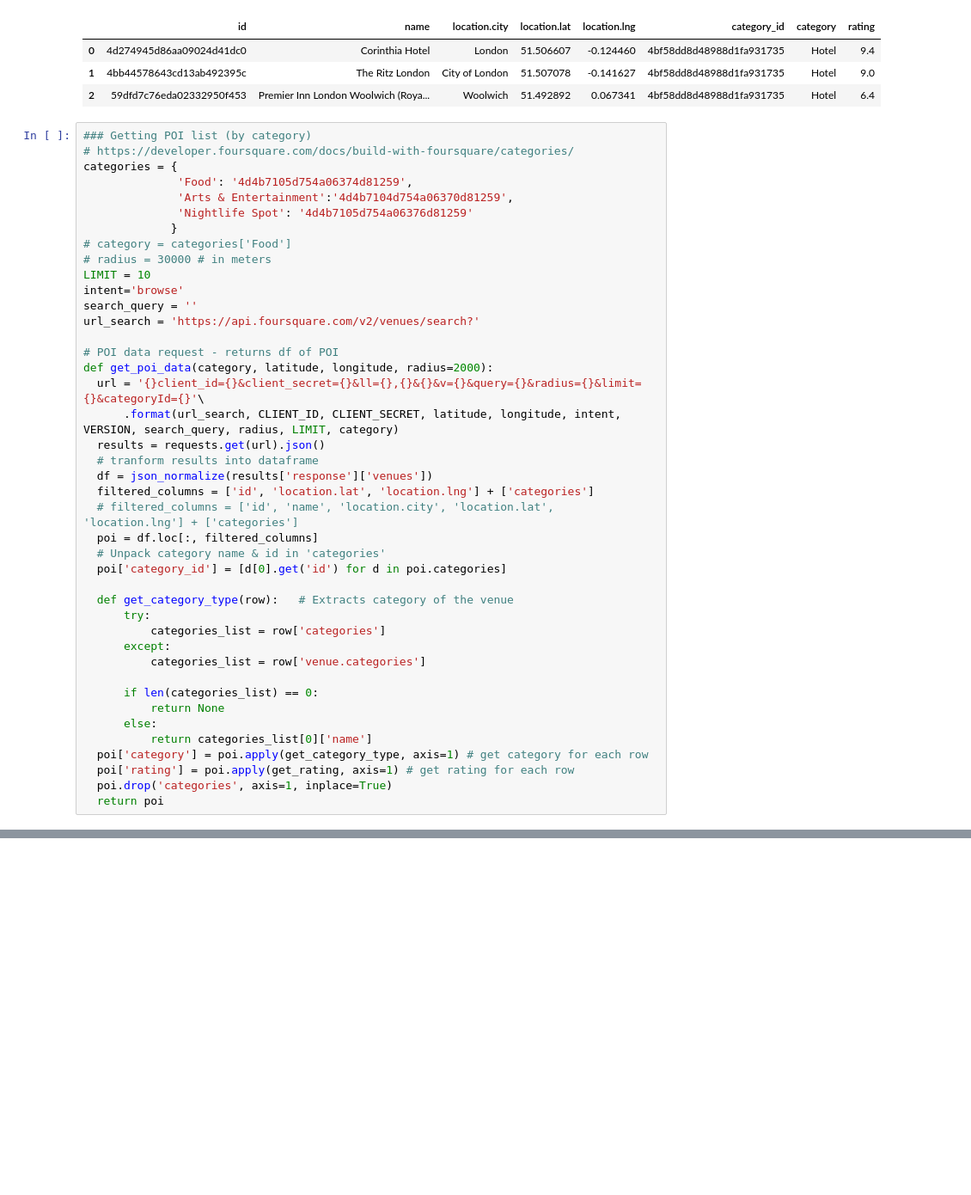
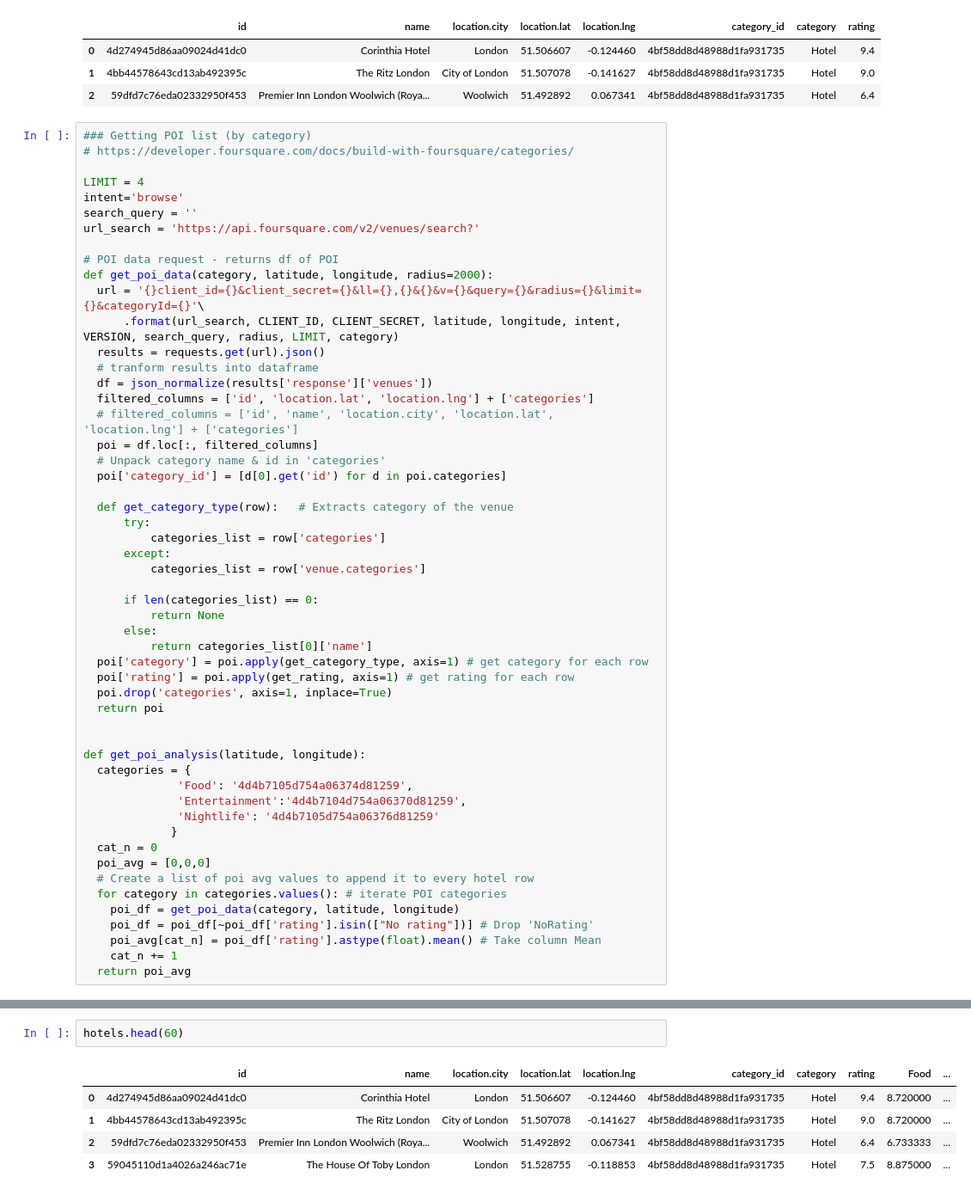
Before and after one commit to Dehyzz/IBM_Capstone, a Jupyter notebook: The_Battle_of_Neighborhoods.ipynb, the cells around one changed output, grey strips where cells are left out. Shown: that part at 86% size. Cells and saved outputs as stored; diff of their text form; blank space fills up the shorter version.

```diff
--- a/The_Battle_of_Neighborhoods.ipynb
+++ b/The_Battle_of_Neighborhoods.ipynb
@@ -245,14 +219,8 @@ dtype: int64
 # %%
 ### Getting POI list (by category)
 # https://developer.foursquare.com/docs/build-with-foursquare/categories/
-categories = {
-              'Food': '4d4b7105d754a06374d81259',
-              'Arts & Entertainment':'4d4b7104d754a06370d81259',
-              'Nightlife Spot': '4d4b7105d754a06376d81259'
-             }
-# category = categories['Food']
-# radius = 30000 # in meters
-LIMIT = 10
+
+LIMIT = 4
 intent='browse'
 search_query = ''
 url_search = 'https://api.foursquare.com/v2/venues/search?'
@@ -284,3 +252,20 @@ def get_poi_data(category, latitude, longitude, radius=2000):
   poi['rating'] = poi.apply(get_rating, axis=1) # get rating for each row
   poi.drop('categories', axis=1, inplace=True)
   return poi
+
+
+def get_poi_analysis(latitude, longitude):
+  categories = {
+              'Food': '4d4b7105d754a06374d81259',
+              'Entertainment':'4d4b7104d754a06370d81259',
+              'Nightlife': '4d4b7105d754a06376d81259'
+             }
+  cat_n = 0
+  poi_avg = [0,0,0]
+  # Create a list of poi avg values to append it to every hotel row
+  for category in categories.values(): # iterate POI categories
+    poi_df = get_poi_data(category, latitude, longitude)
+    poi_df = poi_df[~poi_df['rating'].isin(["No rating"])] # Drop 'NoRating'
+    poi_avg[cat_n] = poi_df['rating'].astype(float).mean() # Take column Mean
+    cat_n += 1
+  return poi_avg
@@ -287 +290,9 @@ def get_poi_data(category, latitude, longitude, radius=2000):
+# %%
+hotels.head(60)
+# %% [output]
+|  | id | name | location.city | location.lat | location.lng | category_id | category | rating | Food | ... |
+| 0 | 4d274945d86aa09024d41dc0 | Corinthia Hotel | London | 51.506607 | -0.124460 | 4bf58dd8d48988d1fa931735 | Hotel | 9.4 | 8.720000 | ... |
+| 1 | 4bb44578643cd13ab492395c | The Ritz London | City of London | 51.507078 | -0.141627 | 4bf58dd8d48988d1fa931735 | Hotel | 9.0 | 8.720000 | ... |
+| 2 | 59dfd7c76eda02332950f453 | Premier Inn London Woolwich (Roya... | Woolwich | 51.492892 | 0.067341 | 4bf58dd8d48988d1fa931735 | Hotel | 6.4 | 6.733333 | ... |
+| 3 | 59045110d1a4026a246ac71e | The House Of Toby London | London | 51.528755 | -0.118853 | 4bf58dd8d48988d1fa931735 | Hotel | 7.5 | 8.875000 | ... |
 # %%
```
Also changed, not shown: parts of 23 cells of this notebook.
